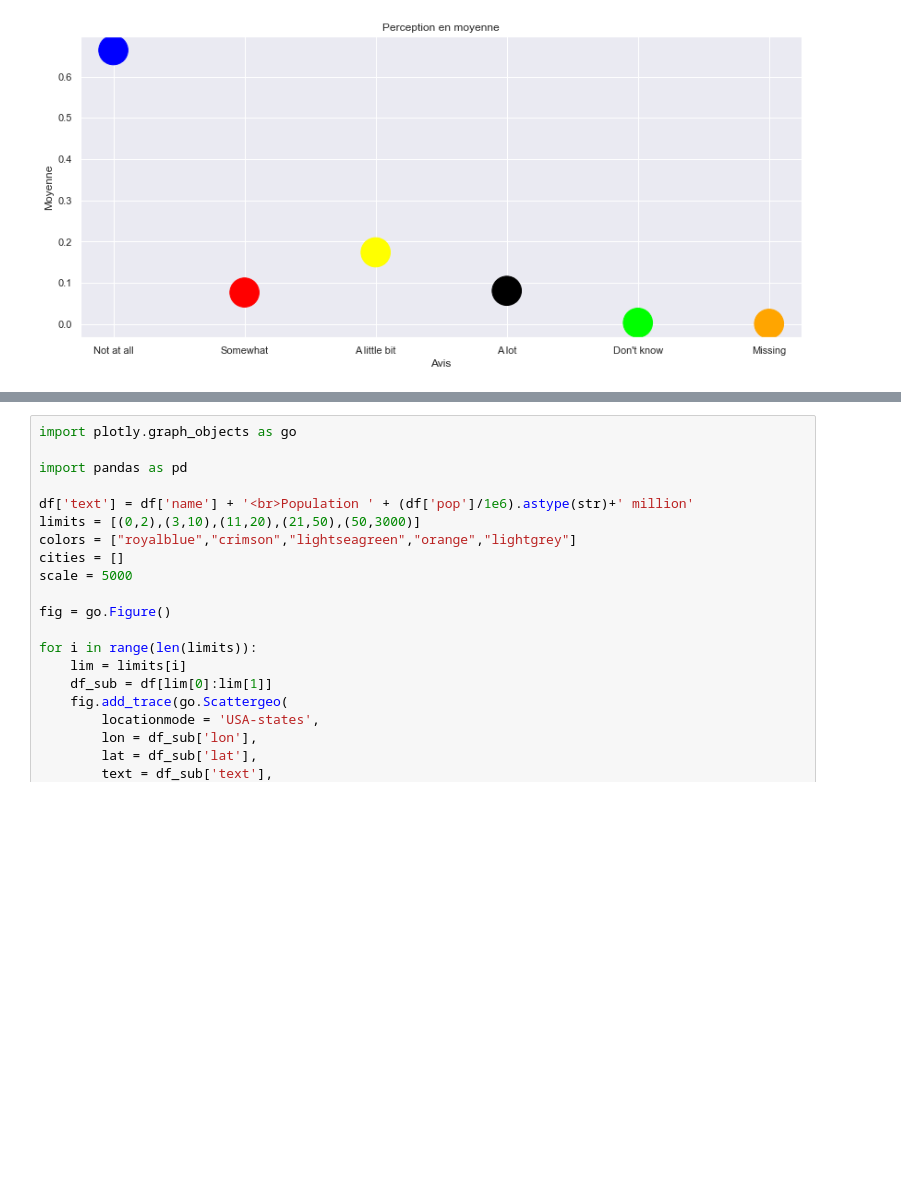
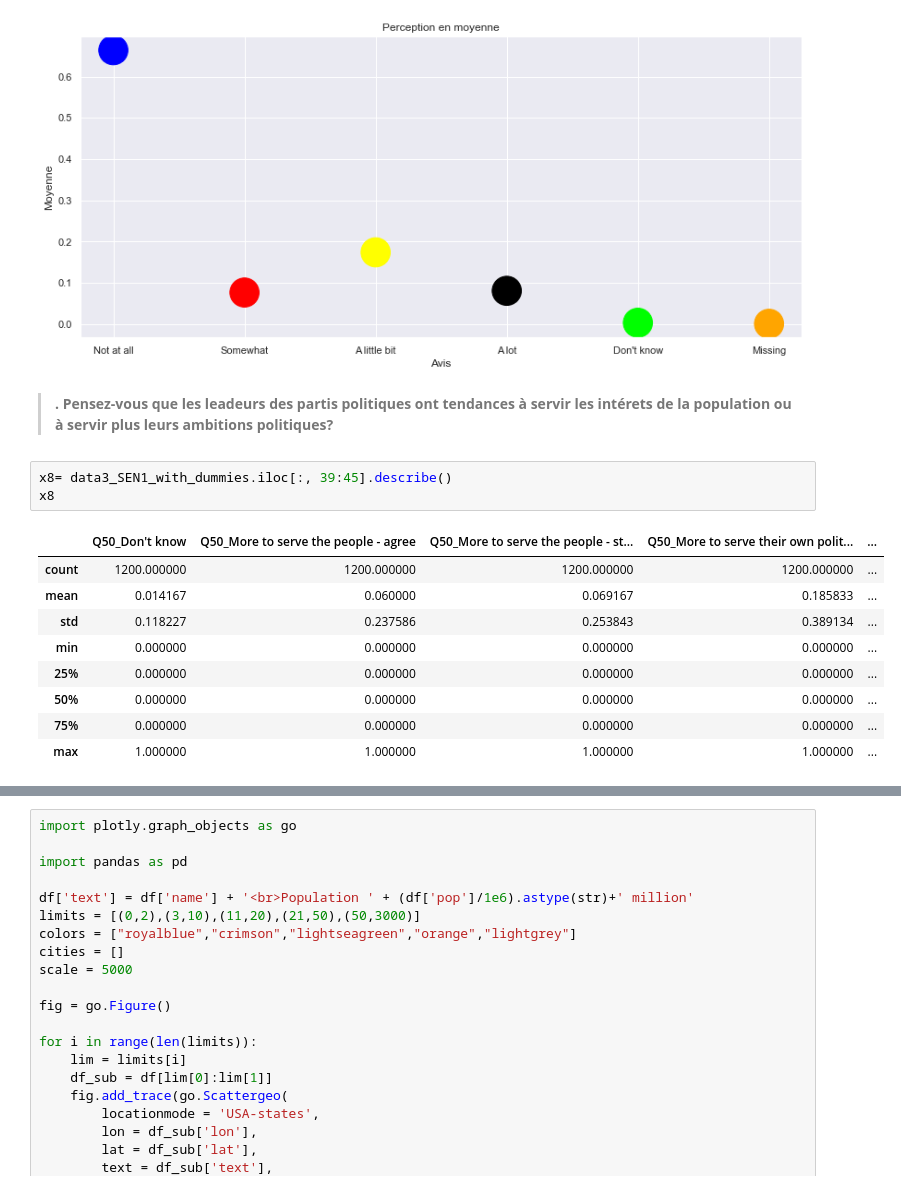
Before and after one commit to ikhalild/Data-analysis-with-python, a Jupyter notebook: manipulation.ipynb, the cells around one changed output, grey strips where cells are left out. Saved outputs shown, nothing was run; the diff lists cells and outputs as text; blank space fills up the shorter version.

Commit message:
Motivation des leaders de partis politiques

```diff
--- a/manipulation.ipynb
+++ b/manipulation.ipynb
@@ -762,3 +762,18 @@ plt.ylabel("Moyenne")
 # %% [output]
 Text(0, 0.5, 'Moyenne')
 [figure]
+# %% [markdown]
+>**. Pensez-vous que les leadeurs des partis politiques ont tendances à servir les intérets de la population ou à servir plus leurs ambitions politiques?**
+# %%
+x8= data3_SEN1_with_dummies.iloc[:, 39:45].describe()
+x8
+# %% [output]
+|  | Q50_Don't know | Q50_More to serve the people - agree | Q50_More to serve the people - st... | Q50_More to serve their own polit... | ... |
+| count | 1200.000000 | 1200.000000 | 1200.000000 | 1200.000000 | ... |
+| mean | 0.014167 | 0.060000 | 0.069167 | 0.185833 | ... |
+| std | 0.118227 | 0.237586 | 0.253843 | 0.389134 | ... |
+| min | 0.000000 | 0.000000 | 0.000000 | 0.000000 | ... |
+| 25% | 0.000000 | 0.000000 | 0.000000 | 0.000000 | ... |
+| 50% | 0.000000 | 0.000000 | 0.000000 | 0.000000 | ... |
+| 75% | 0.000000 | 0.000000 | 0.000000 | 0.000000 | ... |
+| max | 1.000000 | 1.000000 | 1.000000 | 1.000000 | ... |
```
Also changed, not shown: parts of 1 cell of this notebook.
